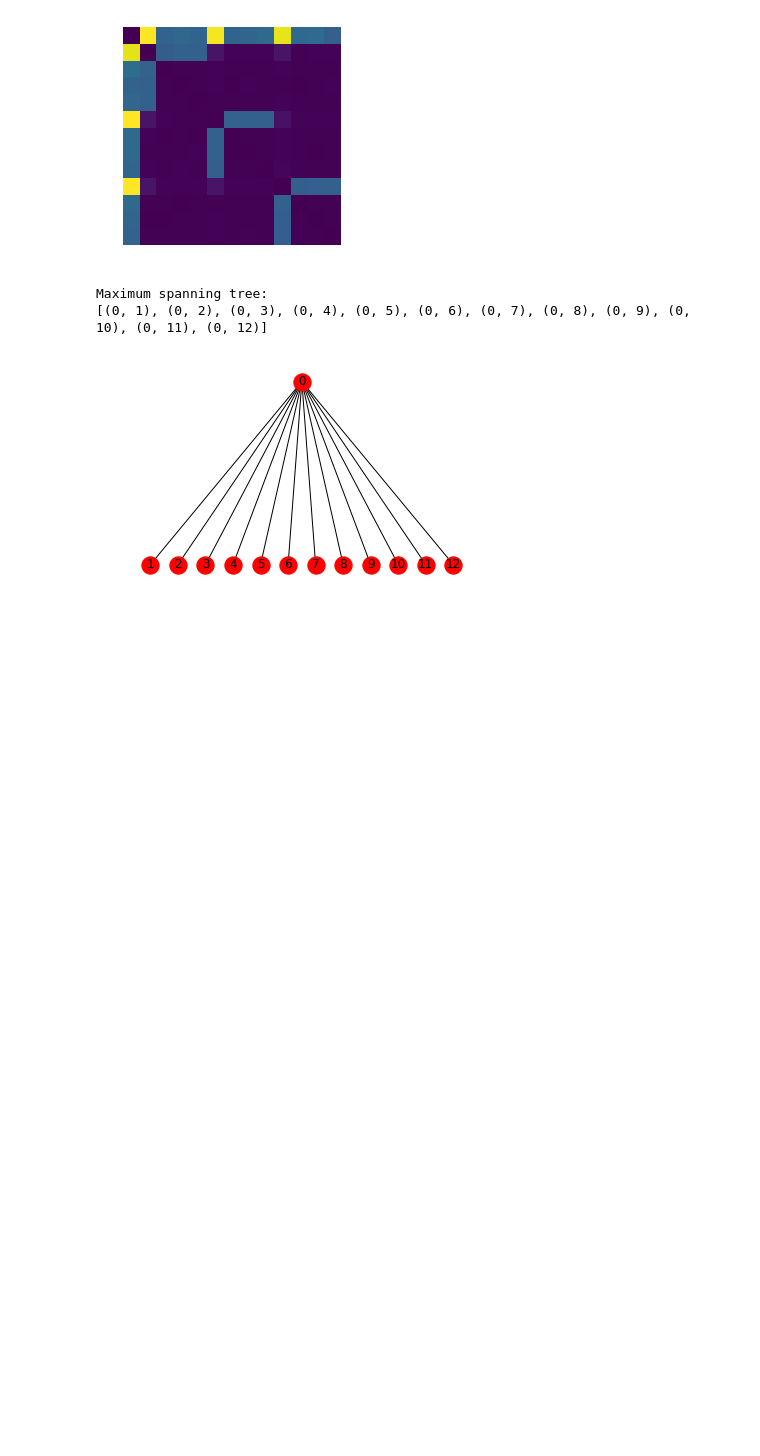
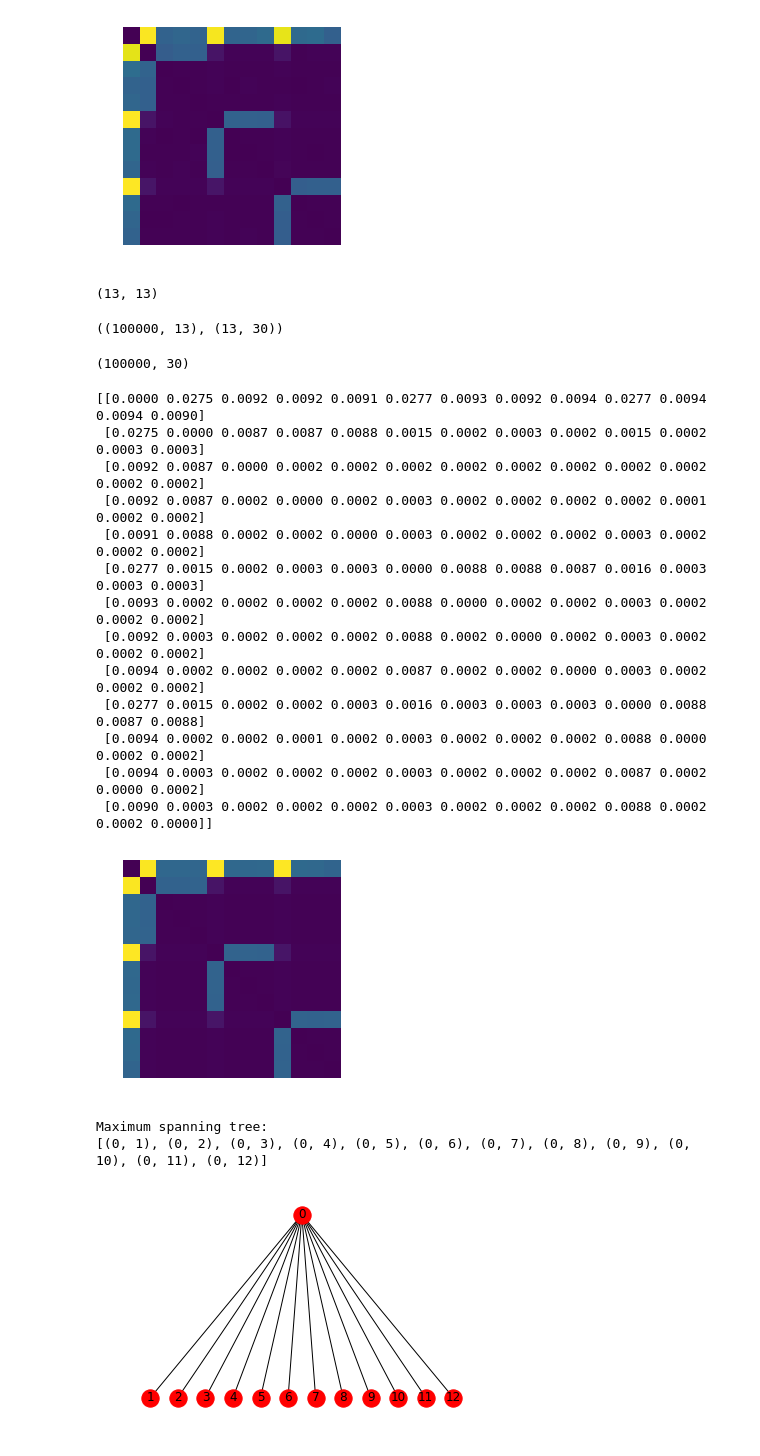
Before and after one commit to aleveren/ucsd-research, a Jupyter notebook: simple-hier-topic-model/topic_cooccurrence.ipynb, the cells around one changed output. Saved outputs shown, nothing was run; the diff lists cells and outputs as text; code cells hidden in the pictures; blank space fills up the shorter version.

```diff
--- a/simple-hier-topic-model/topic_cooccurrence.ipynb
+++ b/simple-hier-topic-model/topic_cooccurrence.ipynb
@@ -93,3 +174,20 @@ ax.axis('off');
  [0.0092 0.0001 0.0001 0.0002 0.0001 0.0003 0.0002 0.0002 0.0001 0.0084 0.0001 0.0000 0.0002]
  [0.0089 0.0002 0.0002 0.0001 0.0002 0.0002 0.0002 0.0003 0.0001 0.0084 0.0002 0.0002 0.0000]]
 [figure]
+# %%
+node_distribs = np.array([sim.docs_aux[i]['node_distrib'] for i in range(len(sim.docs_aux))])
+coocurrence_alt2 = node_distribs.T .dot (node_distribs)
+coocurrence_alt2 /= coocurrence_alt2.sum()
+coocurrence_alt2 -= np.diag(np.diag(coocurrence_alt2))
+print(coocurrence_alt2.shape)
+# %% [output]
+(13, 13)
+# %%
+node_distribs.shape, sim.topics_by_index.shape
+# %% [output]
+((100000, 13), (13, 30))
+# %%
+docs_by_vocab_matrix = node_distribs.dot(sim.topics_by_index)
+docs_by_vocab_matrix.shape
+# %% [output]
+(100000, 30)
@@ -96,17 +197,43 @@ ax.axis('off');
+# %%
+niceprint(coocurrence_alt2)
+
+fig, ax = plt.subplots()
+ax.imshow(coocurrence_alt2);
+ax.axis('off');
+# %% [output]
+[[0.0000 0.0275 0.0092 0.0092 0.0091 0.0277 0.0093 0.0092 0.0094 0.0277 0.0094 0.0094 0.0090]
+ [0.0275 0.0000 0.0087 0.0087 0.0088 0.0015 0.0002 0.0003 0.0002 0.0015 0.0002 0.0003 0.0003]
+ [0.0092 0.0087 0.0000 0.0002 0.0002 0.0002 0.0002 0.0002 0.0002 0.0002 0.0002 0.0002 0.0002]
+ [0.0092 0.0087 0.0002 0.0000 0.0002 0.0003 0.0002 0.0002 0.0002 0.0002 0.0001 0.0002 0.0002]
+ [0.0091 0.0088 0.0002 0.0002 0.0000 0.0003 0.0002 0.0002 0.0002 0.0003 0.0002 0.0002 0.0002]
+ [0.0277 0.0015 0.0002 0.0003 0.0003 0.0000 0.0088 0.0088 0.0087 0.0016 0.0003 0.0003 0.0003]
+ [0.0093 0.0002 0.0002 0.0002 0.0002 0.0088 0.0000 0.0002 0.0002 0.0003 0.0002 0.0002 0.0002]
+ [0.0092 0.0003 0.0002 0.0002 0.0002 0.0088 0.0002 0.0000 0.0002 0.0003 0.0002 0.0002 0.0002]
+ [0.0094 0.0002 0.0002 0.0002 0.0002 0.0087 0.0002 0.0002 0.0000 0.0003 0.0002 0.0002 0.0002]
+ [0.0277 0.0015 0.0002 0.0002 0.0003 0.0016 0.0003 0.0003 0.0003 0.0000 0.0088 0.0087 0.0088]
+ [0.0094 0.0002 0.0002 0.0001 0.0002 0.0003 0.0002 0.0002 0.0002 0.0088 0.0000 0.0002 0.0002]
+ [0.0094 0.0003 0.0002 0.0002 0.0002 0.0003 0.0002 0.0002 0.0002 0.0087 0.0002 0.0000 0.0002]
+ [0.0090 0.0003 0.0002 0.0002 0.0002 0.0003 0.0002 0.0002 0.0002 0.0088 0.0002 0.0002 0.0000]]
+[figure, added]
 # %%
-g = nx.Graph()
-for i in range(num_topics):
-    for j in range(num_topics):
-        if i < j:
-            # Note: use -coocurrence so that minimum_spanning_tree yields maximum spanning tree
-            c = -0.5 * (coocurrence_alt[i, j] + coocurrence_alt[j, i])
-            g.add_edge(i, j, weight = c)
-tree = nx.algorithms.minimum_spanning_tree(g)
-print("Maximum spanning tree:")
-print(tree.edges())
+def to_weighted_graph(X, weight_func = None):
+    if weight_func is None:
+        weight_func = lambda w: w
+    g = nx.Graph()
+    for i in range(X.shape[0]):
+        for j in range(X.shape[1]):
+            if i < j:
+                c = weight_func(0.5 * (X[i,j] + X[j,i]))
+                g.add_edge(i, j, weight = c)
+    return g
-# %% [output]
-Maximum spanning tree:
-[(0, 1), (0, 2), (0, 3), (0, 4), (0, 5), (0, 6), (0, 7), (0, 8), (0, 9), (0, 10), (0, 11), (0, 12)]
+# %%
+g = to_weighted_graph(coocurrence_alt, weight_func=lambda x: -x)
+tree = nx.algorithms.minimum_spanning_tree(g)
+print("Maximum spanning tree:")
+print(tree.edges())
+# %% [output]
+Maximum spanning tree:
+[(0, 1), (0, 2), (0, 3), (0, 4), (0, 5), (0, 6), (0, 7), (0, 8), (0, 9), (0, 10), (0, 11), (0, 12)]
 # %%
 def _tree_layout_helper(tree, source, spacing, center):
     pos = dict()
```
Also changed, not shown: parts of 16 cells of this notebook.
